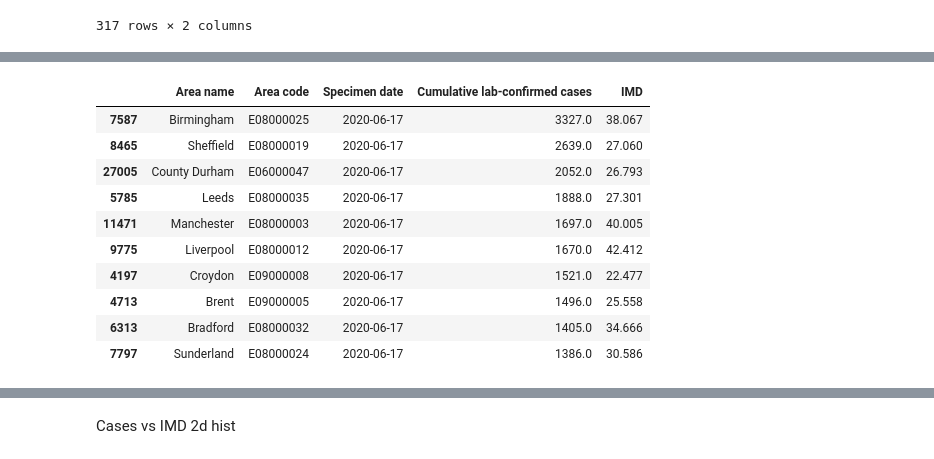
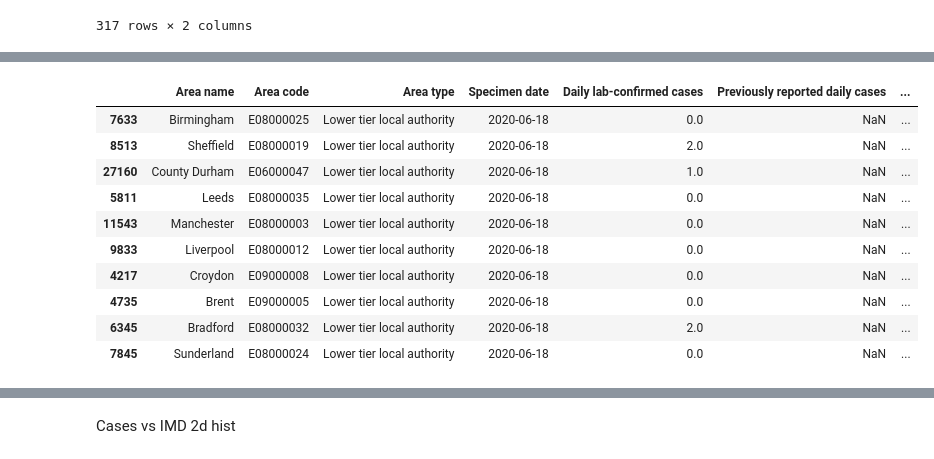
Before and after one commit to harryjmoss/COVIDRover, a Jupyter notebook: notebooks/GetDeprivationByArea.ipynb, the cells around one changed output, grey strips where cells are left out. Saved outputs shown, nothing was run; the diff lists cells and outputs as text; code cells hidden in the pictures.

```diff
--- a/notebooks/GetDeprivationByArea.ipynb
+++ b/notebooks/GetDeprivationByArea.ipynb
@@ -60,7 +60,7 @@ depDF['AreaCode']
 316    http://opendatacommunities.org/id/geography/ad...
 Name: AreaCode, Length: 317, dtype: object
 # %%
-areaCodeList=depDF['AreaCode'].str.rsplit(pat='/',n=1).to_list()
+areaCodeList=depDF['AreaCode'].str.rsplit(pat='/',n=1).tolist()
 # %%
 areaCodeList=np.array(areaCodeList)
 # %%
@@ -180,0 +226,5 @@ cases_ddf['Specimen date']= pd.to_datetime(cases_ddf['Specimen date'])
+# %%
+cases_areas_yesterday=cases_ddf[cases_ddf['Specimen date']>=yday.loc[0]]
+#cases_areas_yesterday
+cases_areas_latest=cases_ddf[(cases_ddf['Specimen date']==cases_ddf['Specimen date'].max()) & (cases_ddf['Area type'].str.match('Lower tier local authority'))]
+cases_areas_latest
@@ -219,17 +276,17 @@ cayIMD
 # %%
-cases_areas_yesterday.sort_values(by='Cumulative lab-confirmed cases',ascending=False).head(10)
+cases_areas_latest.sort_values(by='Cumulative lab-confirmed cases',ascending=False).head(10)
 # %% [output]
-|  | Area name | Area code | Specimen date | Cumulative lab-confirmed cases | IMD |
-| 7587 | Birmingham | E08000025 | 2020-06-17 | 3327.0 | 38.067 |
-| 8465 | Sheffield | E08000019 | 2020-06-17 | 2639.0 | 27.060 |
-| 27005 | County Durham | E06000047 | 2020-06-17 | 2052.0 | 26.793 |
-| 5785 | Leeds | E08000035 | 2020-06-17 | 1888.0 | 27.301 |
-| 11471 | Manchester | E08000003 | 2020-06-17 | 1697.0 | 40.005 |
-| 9775 | Liverpool | E08000012 | 2020-06-17 | 1670.0 | 42.412 |
-| 4197 | Croydon | E09000008 | 2020-06-17 | 1521.0 | 22.477 |
-| 4713 | Brent | E09000005 | 2020-06-17 | 1496.0 | 25.558 |
-| 6313 | Bradford | E08000032 | 2020-06-17 | 1405.0 | 34.666 |
-| 7797 | Sunderland | E08000024 | 2020-06-17 | 1386.0 | 30.586 |
+|  | Area name | Area code | Area type | Specimen date | Daily lab-confirmed cases | Previously reported daily cases | ... |
+| 7633 | Birmingham | E08000025 | Lower tier local authority | 2020-06-18 | 0.0 | NaN | ... |
+| 8513 | Sheffield | E08000019 | Lower tier local authority | 2020-06-18 | 2.0 | NaN | ... |
+| 27160 | County Durham | E06000047 | Lower tier local authority | 2020-06-18 | 1.0 | NaN | ... |
+| 5811 | Leeds | E08000035 | Lower tier local authority | 2020-06-18 | 0.0 | NaN | ... |
+| 11543 | Manchester | E08000003 | Lower tier local authority | 2020-06-18 | 0.0 | NaN | ... |
+| 9833 | Liverpool | E08000012 | Lower tier local authority | 2020-06-18 | 0.0 | NaN | ... |
+| 4217 | Croydon | E09000008 | Lower tier local authority | 2020-06-18 | 0.0 | NaN | ... |
+| 4735 | Brent | E09000005 | Lower tier local authority | 2020-06-18 | 0.0 | NaN | ... |
+| 6345 | Bradford | E08000032 | Lower tier local authority | 2020-06-18 | 2.0 | NaN | ... |
+| 7845 | Sunderland | E08000024 | Lower tier local authority | 2020-06-18 | 0.0 | NaN | ... |
 # %%
 cayIMD.plot.scatter("IMD",'Cumulative lab-confirmed cases')
 # %% [output]
```
Also changed, not shown: parts of 82 cells of this notebook, 11 other files.
